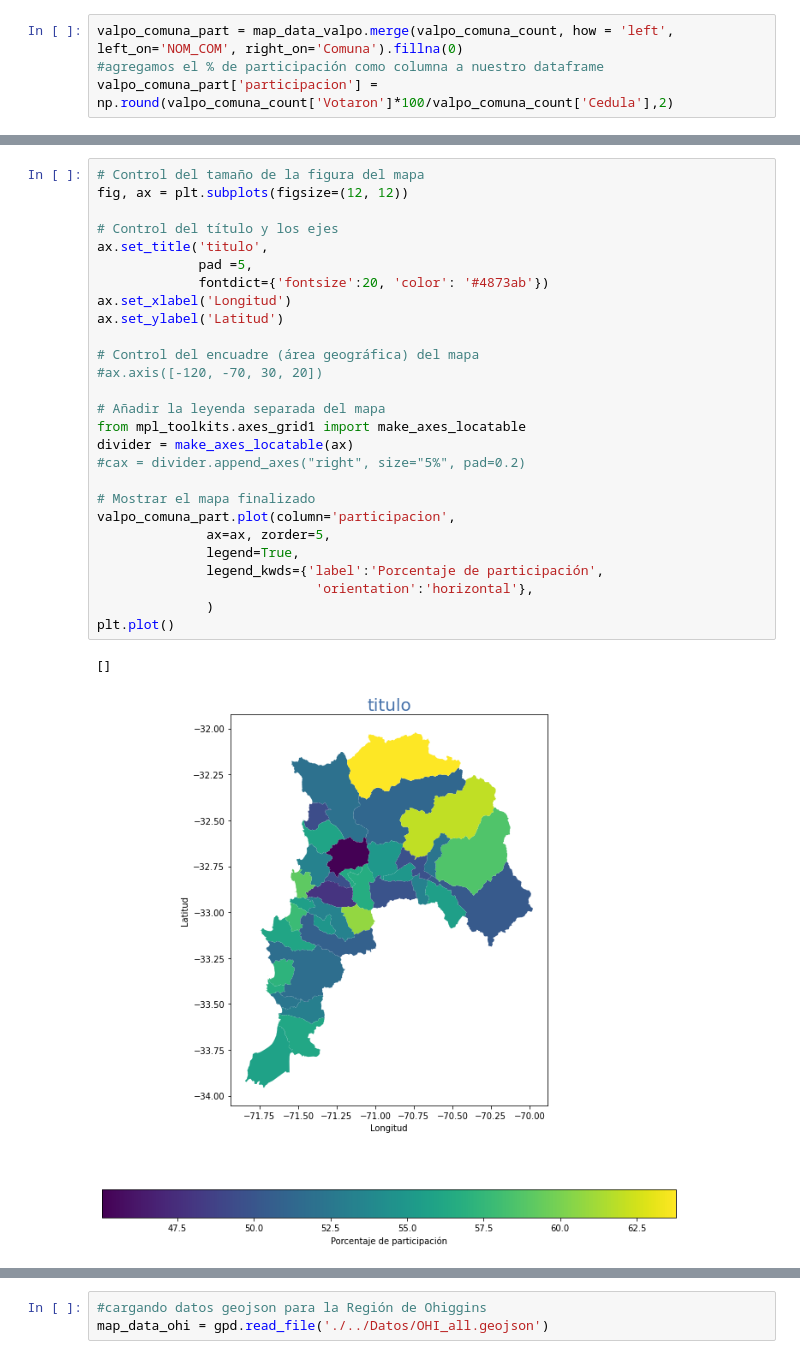
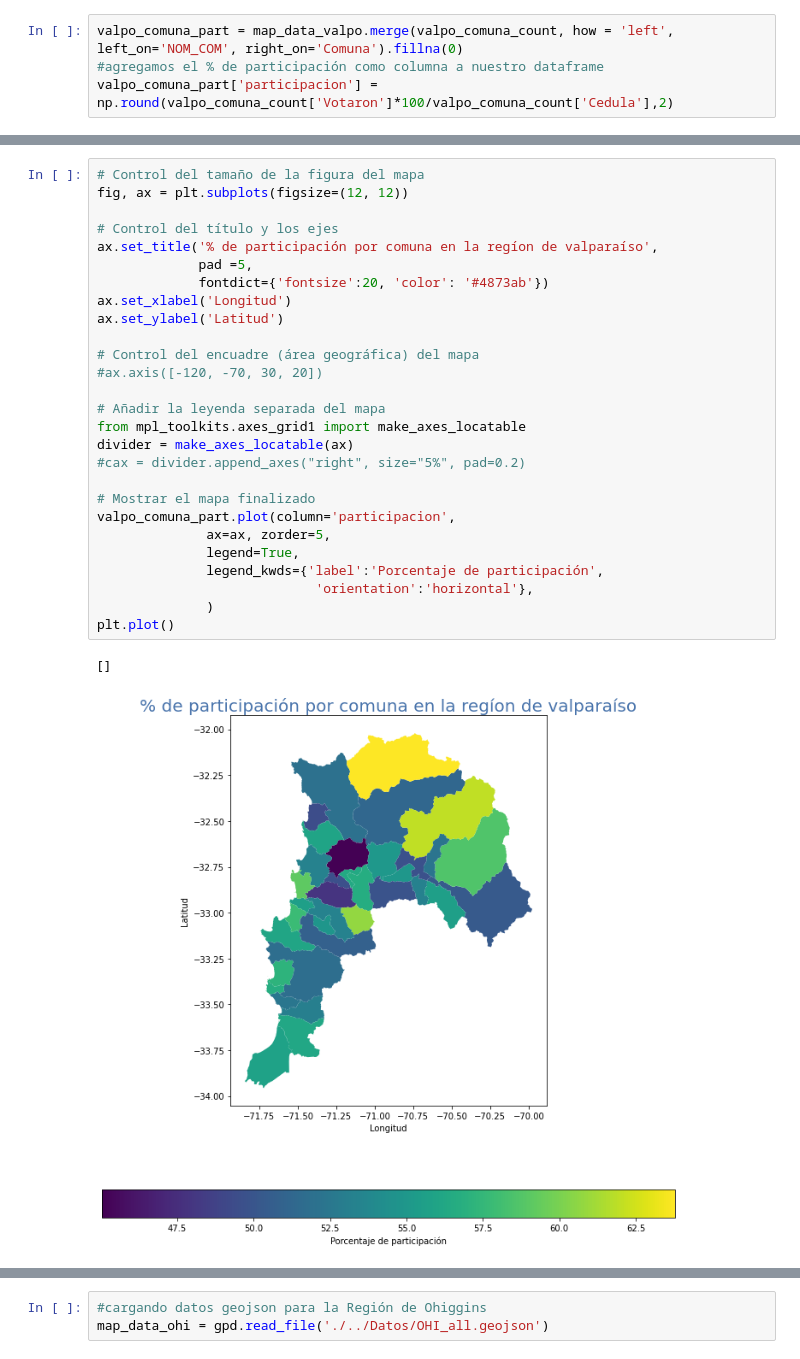
Before and after one commit to framirezv/proyecto-portafolio, a Jupyter notebook: notebooks/EDA_plebiscito_chile_v2.ipynb, the cells around one changed output, grey strips where cells are left out. Saved outputs shown, nothing was run; the diff lists cells and outputs as text.

```diff
--- a/notebooks/EDA_plebiscito_chile_v2.ipynb
+++ b/notebooks/EDA_plebiscito_chile_v2.ipynb
@@ -271,30 +251,30 @@ valpo_comuna_part[['Comuna','participacion']].query("Comuna != 0").sort_values('
 # %%
 # Control del tamaño de la figura del mapa
 fig, ax = plt.subplots(figsize=(12, 12))
 
 # Control del título y los ejes
-ax.set_title('titulo',
+ax.set_title('% de participación por comuna en la regíon de valparaíso',
              pad =5,
              fontdict={'fontsize':20, 'color': '#4873ab'})
 ax.set_xlabel('Longitud')
 ax.set_ylabel('Latitud')
 
 # Control del encuadre (área geográfica) del mapa
 #ax.axis([-120, -70, 30, 20])
 
 # Añadir la leyenda separada del mapa
 from mpl_toolkits.axes_grid1 import make_axes_locatable
 divider = make_axes_locatable(ax)
 #cax = divider.append_axes("right", size="5%", pad=0.2)
 
 # Mostrar el mapa finalizado
 valpo_comuna_part.plot(column='participacion',
               ax=ax, zorder=5,
               legend=True,
               legend_kwds={'label':'Porcentaje de participación',
                             'orientation':'horizontal'},
               )
 plt.plot()
 # %% [output]
 []
-[figure, old version]
+[figure, new version]
```
Also changed, not shown: parts of 34 cells of this notebook, 1 other file.
